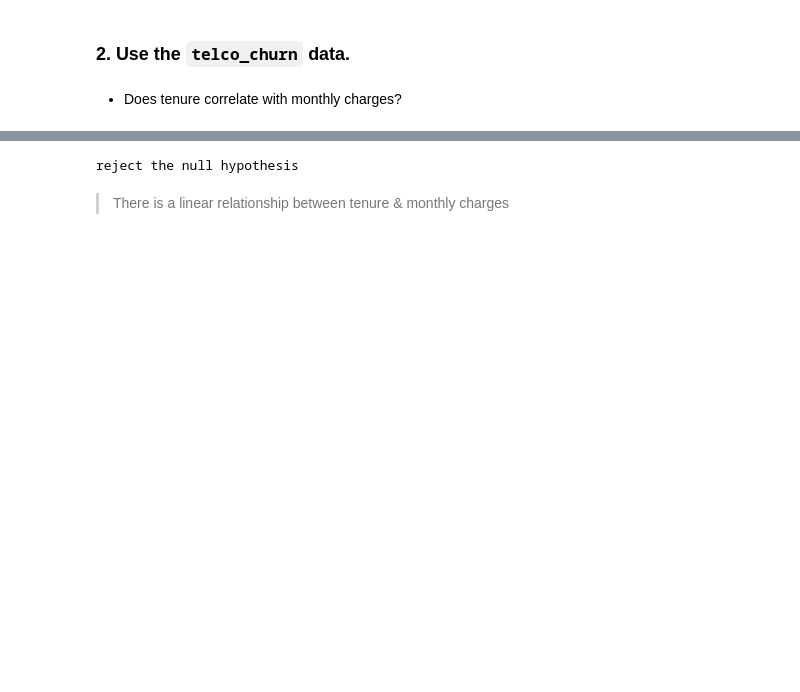
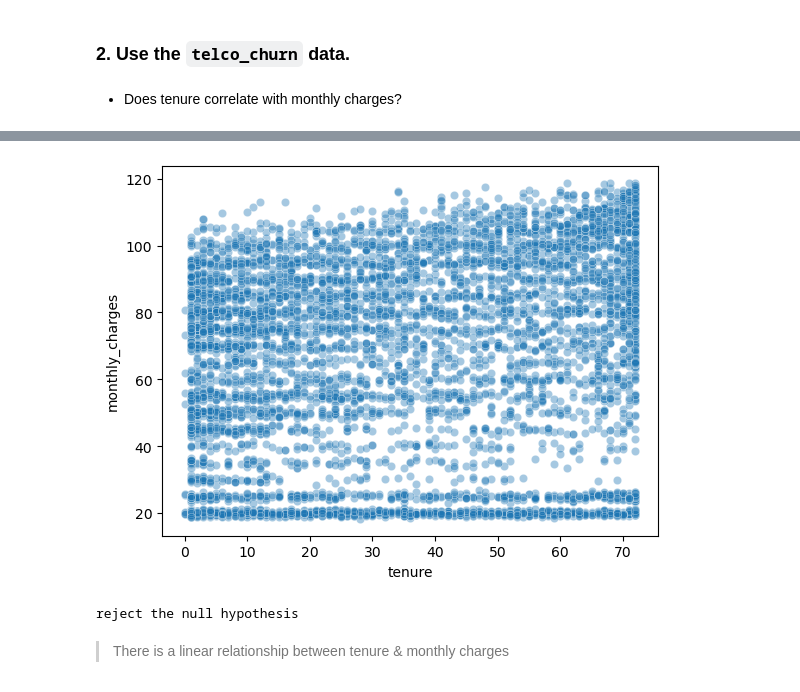
Before and after one commit to rabeka-branham/statistics-exercises, a Jupyter notebook: hypothesis_testing.ipynb, the cells around one changed output, grey strips where cells are left out. Cells and saved outputs as stored; diff of their text form; code cells hidden in the pictures; blank space fills up the shorter version.

```diff
--- a/hypothesis_testing.ipynb
+++ b/hypothesis_testing.ipynb
@@ -320,3 +335,7 @@ r, p = stats.pearsonr(df.tenure,df.monthly_charges)
+# %%
+sns.scatterplot(data=df,y=df.monthly_charges,x=df.tenure,alpha=.4);
+# %% [output]
+[figure, added]
 # %%
 if p < α:
     print('reject the null hypothesis')
```
Also changed, not shown: parts of 137 cells of this notebook.
